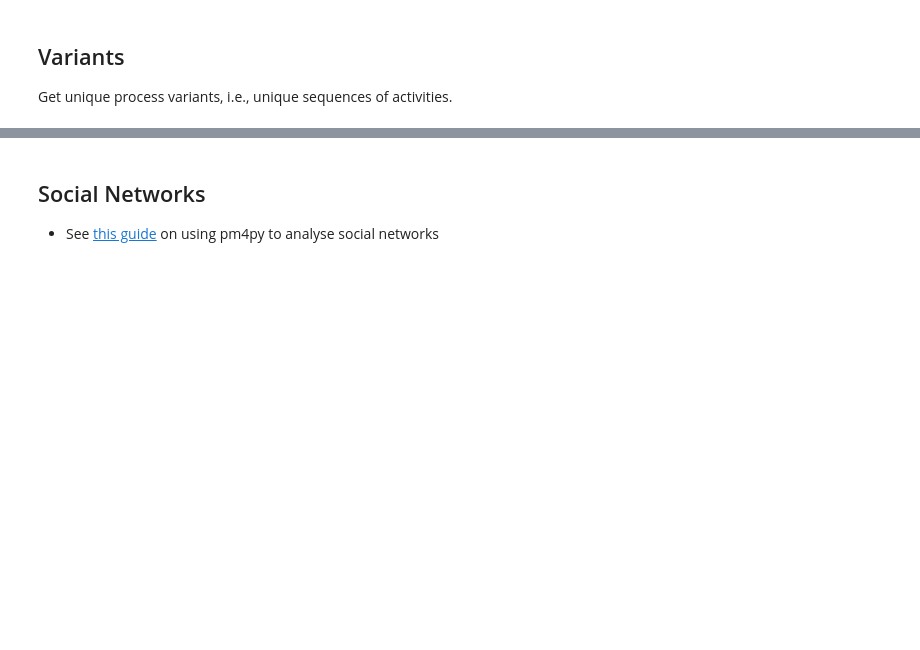
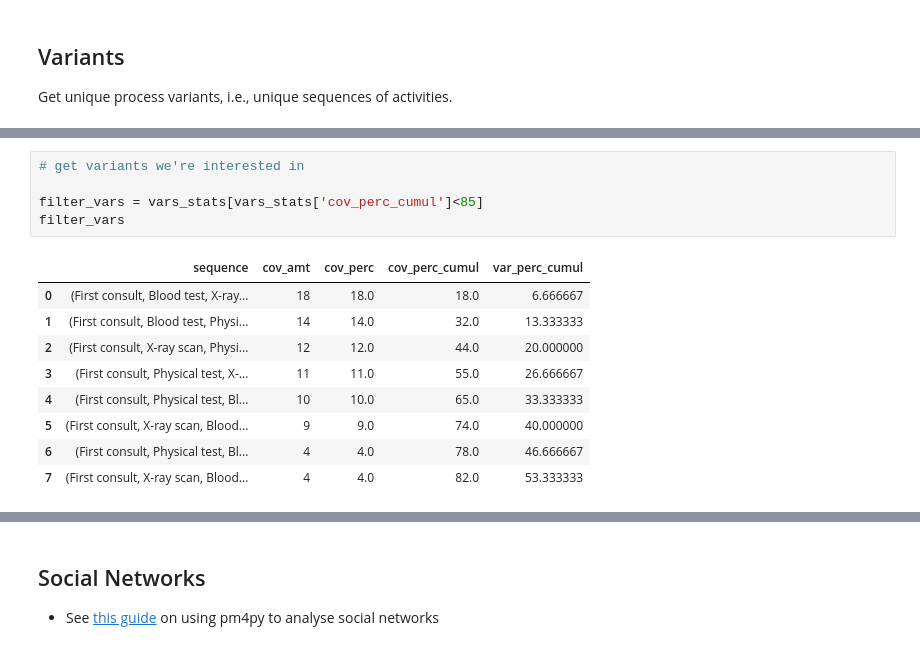
Before and after one commit to william-vw/pm4py_tutorial, a Jupyter notebook: PatientPathways.ipynb, the cells around one changed output, grey strips where cells are left out. Cells and saved outputs as stored; diff of their text form; blank space fills up the shorter version.

```diff
--- a/PatientPathways.ipynb
+++ b/PatientPathways.ipynb
@@ -413,0 +466,15 @@ NameError: name 'pm4py' is not defined
+# %%
+# get variants we're interested in
+
+filter_vars = vars_stats[vars_stats['cov_perc_cumul']<85]
+filter_vars
+# %% [output]
+|  | sequence | cov_amt | cov_perc | cov_perc_cumul | var_perc_cumul |
+| 0 | (First consult, Blood test, X-ray... | 18 | 18.0 | 18.0 | 6.666667 |
+| 1 | (First consult, Blood test, Physi... | 14 | 14.0 | 32.0 | 13.333333 |
+| 2 | (First consult, X-ray scan, Physi... | 12 | 12.0 | 44.0 | 20.000000 |
+| 3 | (First consult, Physical test, X-... | 11 | 11.0 | 55.0 | 26.666667 |
+| 4 | (First consult, Physical test, Bl... | 10 | 10.0 | 65.0 | 33.333333 |
+| 5 | (First consult, X-ray scan, Blood... | 9 | 9.0 | 74.0 | 40.000000 |
+| 6 | (First consult, Physical test, Bl... | 4 | 4.0 | 78.0 | 46.666667 |
+| 7 | (First consult, X-ray scan, Blood... | 4 | 4.0 | 82.0 | 53.333333 |
```
Also changed, not shown: parts of 18 cells of this notebook, 2 other files.
